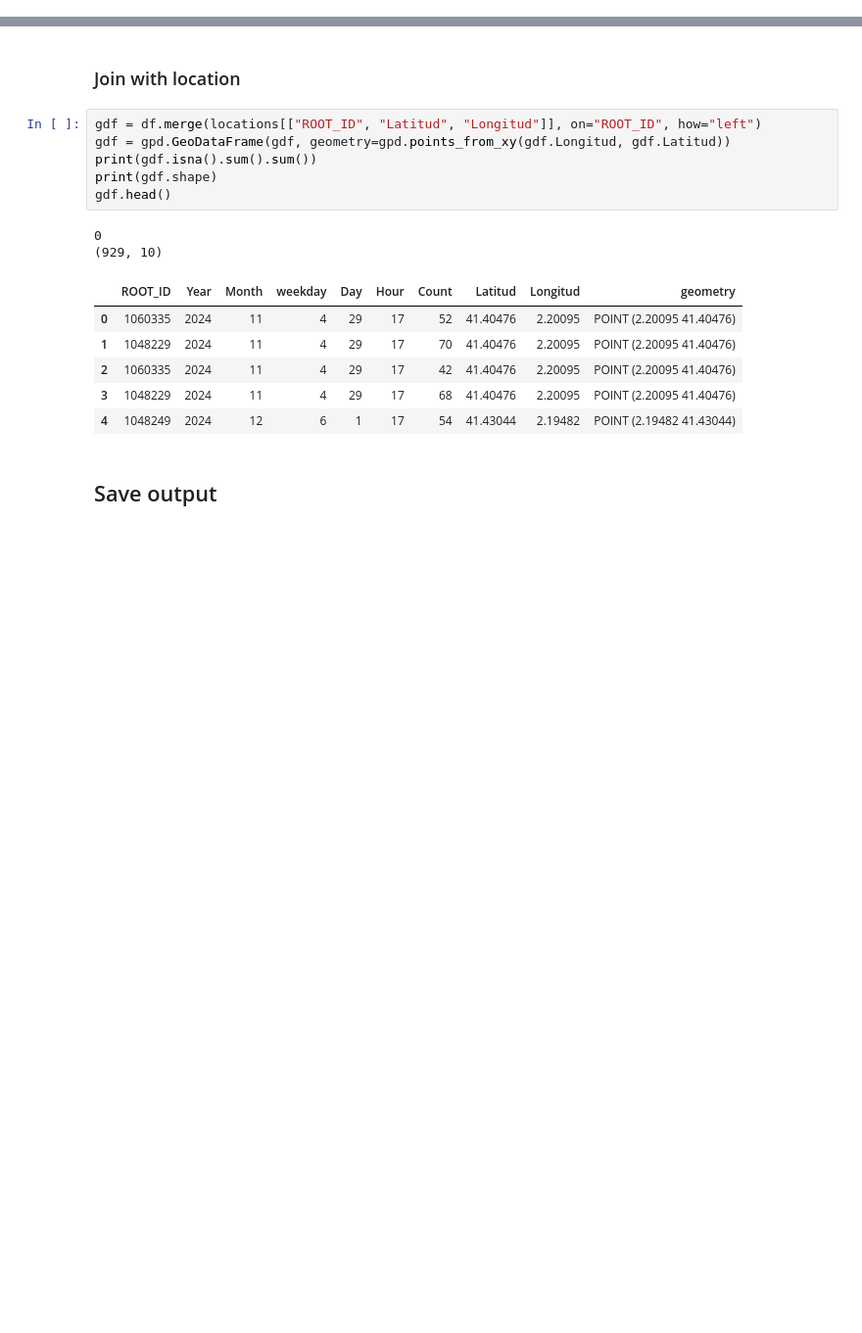
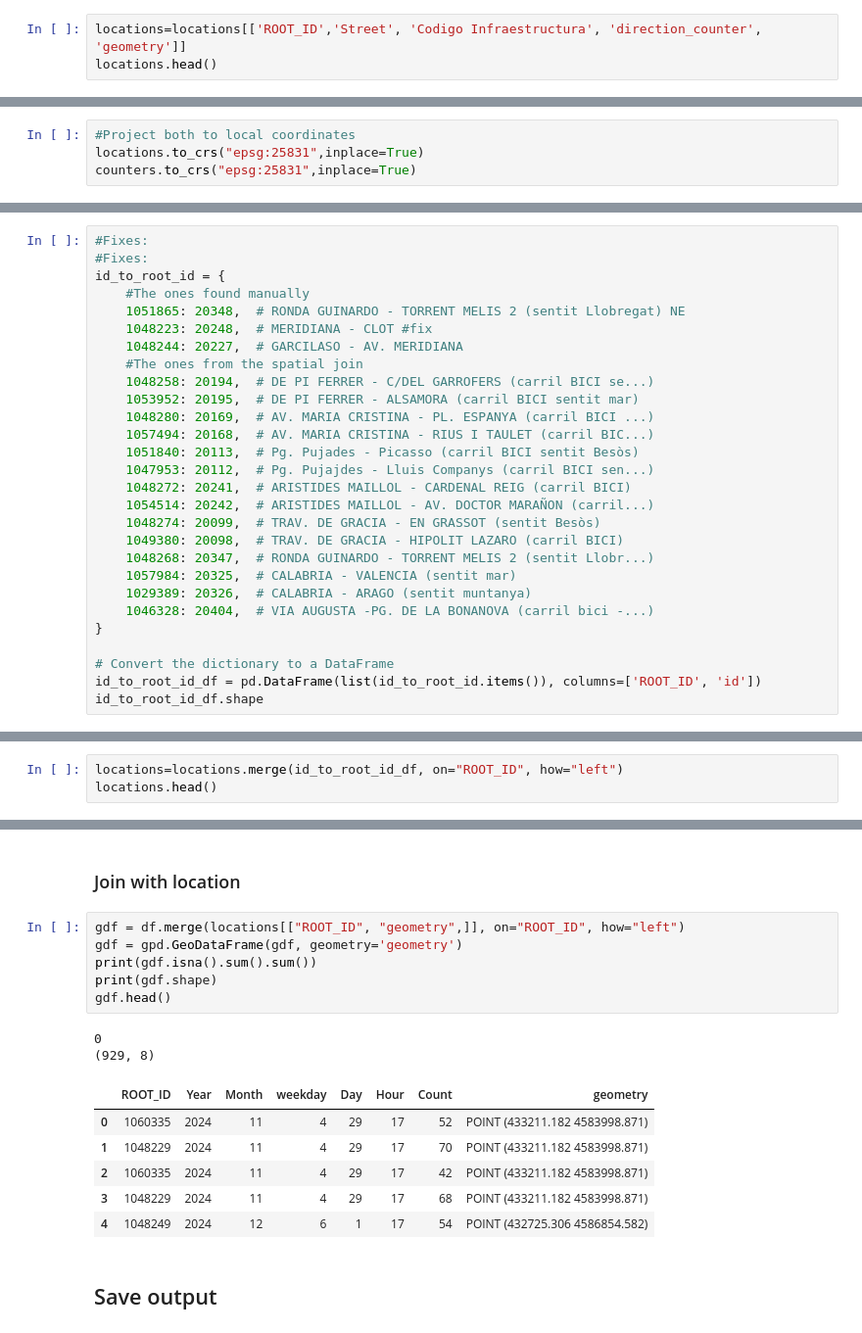
Before and after one commit to cyclingMoritz/250MUM006, a Jupyter notebook: notebooks/001-luca-explore-bicizen.ipynb, the cells around one changed output, grey strips where cells are left out. Shown at 98% size. Saved outputs shown, nothing was run; the diff lists cells and outputs as text; blank space fills up the shorter version.

Commit message:
The information about the conting site is being exported, after cleaning it and adding information of the fixed counter id.

```diff
--- a/notebooks/001-luca-explore-bicizen.ipynb
+++ b/notebooks/001-luca-explore-bicizen.ipynb
@@ -23,0 +107,3 @@ locations=pd.read_csv(Path(INPUT_DATA_PATH) /"Station_Data_BiciZen.csv",sep=';')
+# %%
+locations=locations[['ROOT_ID','Street', 'Codigo Infraestructura', 'direction_counter',  'geometry']]
+locations.head()
@@ -23,0 +119,4 @@ locations=pd.read_csv(Path(INPUT_DATA_PATH) /"Station_Data_BiciZen.csv",sep=';')
+# %%
+#Project both to local coordinates
+locations.to_crs("epsg:25831",inplace=True)
+counters.to_crs("epsg:25831",inplace=True)
@@ -23,0 +137,28 @@ locations=pd.read_csv(Path(INPUT_DATA_PATH) /"Station_Data_BiciZen.csv",sep=';')
+# %%
+#Fixes:
+#Fixes:
+id_to_root_id = {
+    #The ones found manually
+    1051865: 20348,  # RONDA GUINARDO - TORRENT MELIS 2 (sentit Llobregat) NE
+    1048223: 20248,  # MERIDIANA - CLOT #fix
+    1048244: 20227,  # GARCILASO - AV. MERIDIANA
+    #The ones from the spatial join
+    1048258: 20194,  # DE PI FERRER - C/DEL GARROFERS (carril BICI se...)
+    1053952: 20195,  # DE PI FERRER - ALSAMORA (carril BICI sentit mar)
+    1048280: 20169,  # AV. MARIA CRISTINA - PL. ESPANYA (carril BICI ...)
+    1057494: 20168,  # AV. MARIA CRISTINA - RIUS I TAULET (carril BIC...)
+    1051840: 20113,  # Pg. Pujades - Picasso (carril BICI sentit Besòs)
+    1047953: 20112,  # Pg. Pujajdes - Lluis Companys (carril BICI sen...)
+    1048272: 20241,  # ARISTIDES MAILLOL - CARDENAL REIG (carril BICI)
+    1054514: 20242,  # ARISTIDES MAILLOL - AV. DOCTOR MARAÑON (carril...)
+    1048274: 20099,  # TRAV. DE GRACIA - EN GRASSOT (sentit Besòs)
+    1049380: 20098,  # TRAV. DE GRACIA - HIPOLIT LAZARO (carril BICI)
+    1048268: 20347,  # RONDA GUINARDO - TORRENT MELIS 2 (sentit Llobr...)
+    1057984: 20325,  # CALABRIA - VALENCIA (sentit mar)
+    1029389: 20326,  # CALABRIA - ARAGO (sentit muntanya)
+    1046328: 20404,  # VIA AUGUSTA -PG. DE LA BONANOVA (carril bici -...)
+}
+
+# Convert the dictionary to a DataFrame
+id_to_root_id_df = pd.DataFrame(list(id_to_root_id.items()), columns=['ROOT_ID', 'id'])
+id_to_root_id_df.shape
@@ -23,0 +167,3 @@ locations=pd.read_csv(Path(INPUT_DATA_PATH) /"Station_Data_BiciZen.csv",sep=';')
+# %%
+locations=locations.merge(id_to_root_id_df, on="ROOT_ID", how="left")
+locations.head()
@@ -139,20 +290,20 @@ df
 # %% [markdown]
 ### Join with location
 # %%
-gdf = df.merge(locations[["ROOT_ID", "Latitud", "Longitud"]], on="ROOT_ID", how="left")
-gdf = gpd.GeoDataFrame(gdf, geometry=gpd.points_from_xy(gdf.Longitud, gdf.Latitud))
+gdf = df.merge(locations[["ROOT_ID", "geometry",]], on="ROOT_ID", how="left")
+gdf = gpd.GeoDataFrame(gdf, geometry='geometry')
 print(gdf.isna().sum().sum())
 print(gdf.shape)
 gdf.head()
 # %% [output]
 0
-(929, 10)
+(929, 8)
-|  | ROOT_ID | Year | Month | weekday | Day | Hour | Count | Latitud | Longitud | geometry |
-| 0 | 1060335 | 2024 | 11 | 4 | 29 | 17 | 52 | 41.40476 | 2.20095 | POINT (2.20095 41.40476) |
-| 1 | 1048229 | 2024 | 11 | 4 | 29 | 17 | 70 | 41.40476 | 2.20095 | POINT (2.20095 41.40476) |
-| 2 | 1060335 | 2024 | 11 | 4 | 29 | 17 | 42 | 41.40476 | 2.20095 | POINT (2.20095 41.40476) |
-| 3 | 1048229 | 2024 | 11 | 4 | 29 | 17 | 68 | 41.40476 | 2.20095 | POINT (2.20095 41.40476) |
-| 4 | 1048249 | 2024 | 12 | 6 | 1 | 17 | 54 | 41.43044 | 2.19482 | POINT (2.19482 41.43044) |
+|  | ROOT_ID | Year | Month | weekday | Day | Hour | Count | geometry |
+| 0 | 1060335 | 2024 | 11 | 4 | 29 | 17 | 52 | POINT (433211.182 4583998.871) |
+| 1 | 1048229 | 2024 | 11 | 4 | 29 | 17 | 70 | POINT (433211.182 4583998.871) |
+| 2 | 1060335 | 2024 | 11 | 4 | 29 | 17 | 42 | POINT (433211.182 4583998.871) |
+| 3 | 1048229 | 2024 | 11 | 4 | 29 | 17 | 68 | POINT (433211.182 4583998.871) |
+| 4 | 1048249 | 2024 | 12 | 6 | 1 | 17 | 54 | POINT (432725.306 4586854.582) |
 # %% [markdown]
 ## Save output
 # %%
```
Also changed, not shown: parts of 16 cells of this notebook.
